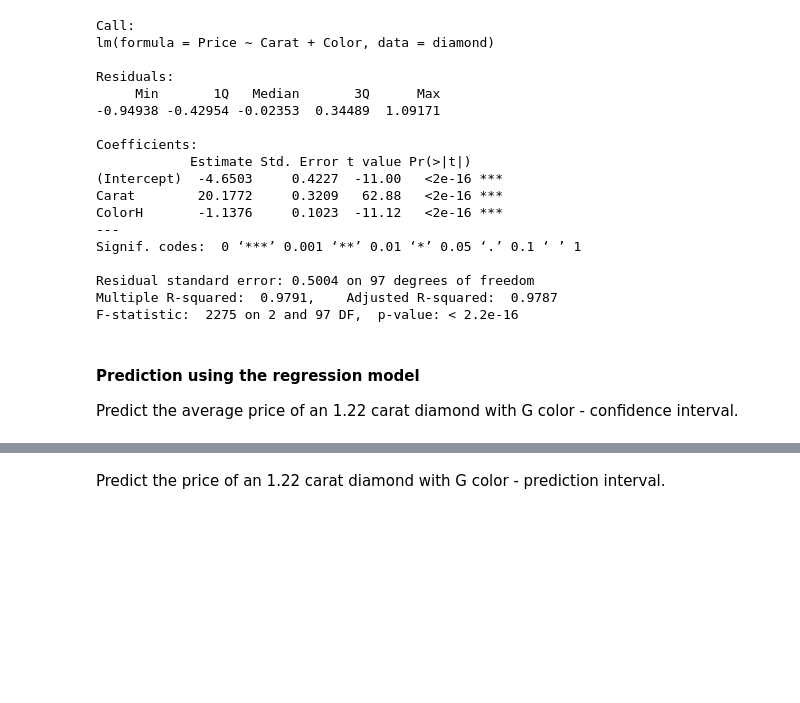
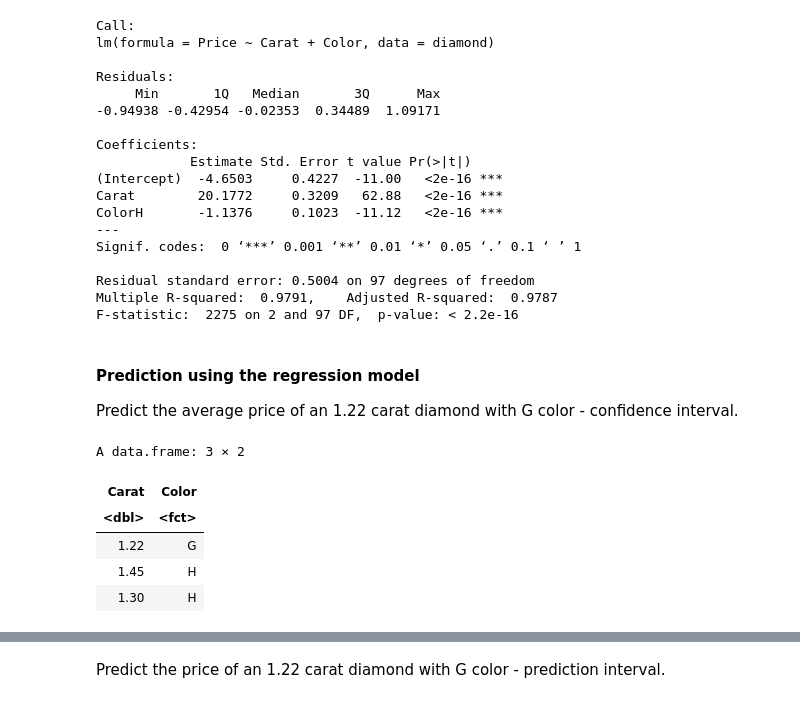
Before and after one commit to ly129/EPIB613_2019, a Jupyter notebook: Lecture10.ipynb, the cells around one changed output, grey strips where cells are left out. Saved outputs shown, nothing was run; the diff lists cells and outputs as text; code cells hidden in the pictures; blank space fills up the shorter version.

```diff
--- a/Lecture10.ipynb
+++ b/Lecture10.ipynb
@@ -203,4 +203,14 @@ F-statistic:  2275 on 2 and 97 DF,  p-value: < 2.2e-16
 # %% [markdown]
 #### Prediction using the regression model
 Predict the average price of an 1.22 carat diamond with G color - confidence interval.
+# %%
+new <- data.frame(Carat=c(1.22, 1.45, 1.30), Color=c("G", "H", "H"))
+new
+# %% [output]
+A data.frame: 3 × 2
+| Carat | Color |
+| <dbl> | <fct> |
+| 1.22 | G |
+| 1.45 | H |
+| 1.30 | H |
 # %%
```
Also changed, not shown: parts of 3 cells of this notebook.
